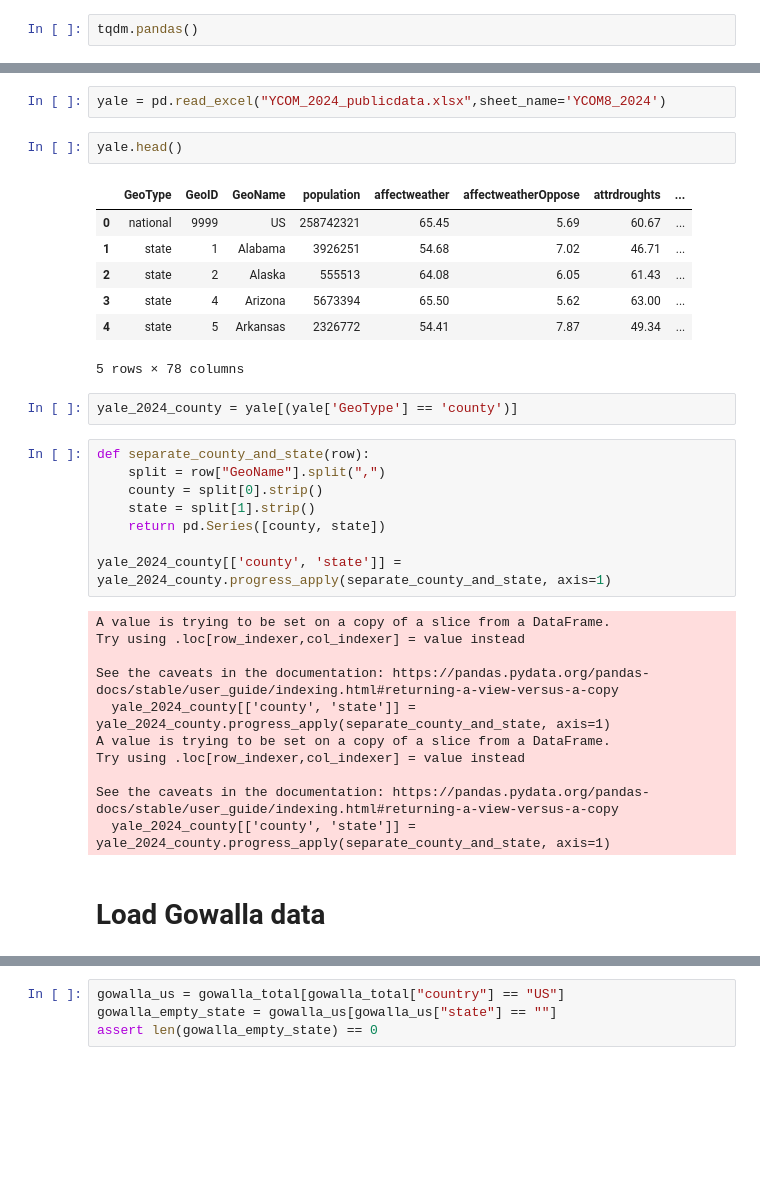
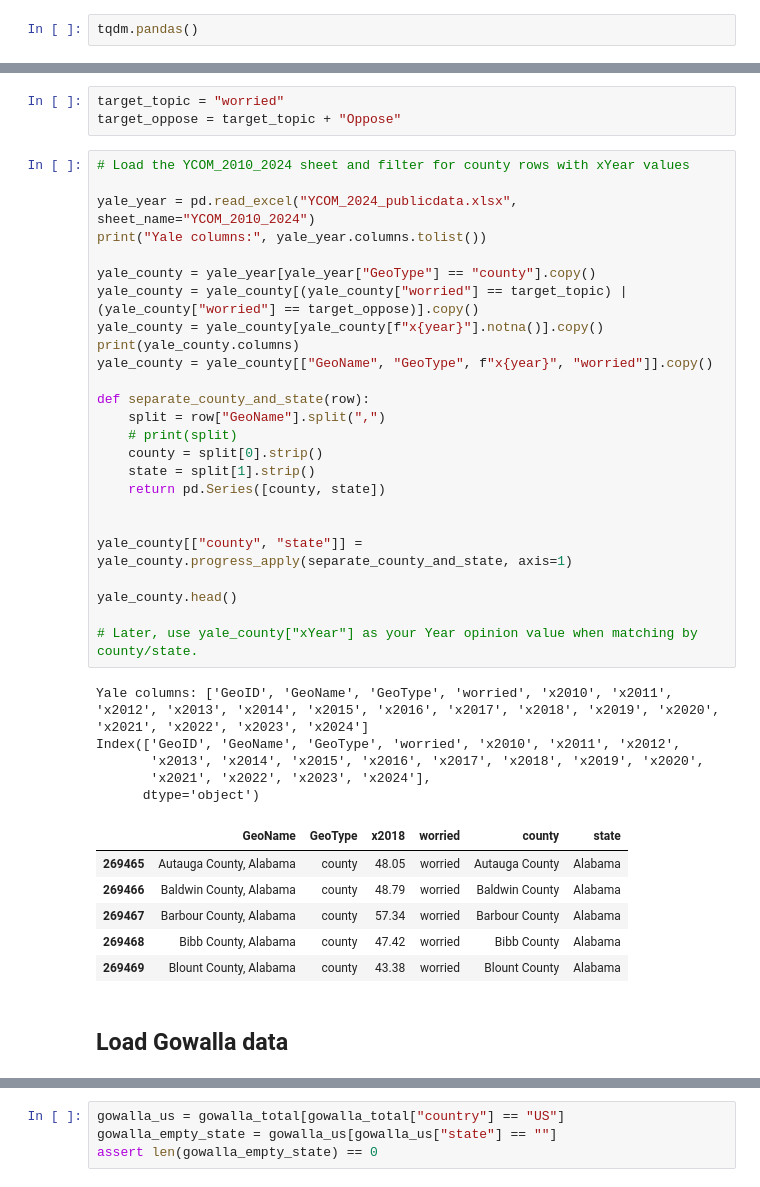
Before and after one commit to EBruda/Climate_Survey_Influence_Maximization, a Jupyter notebook: create_network_graph.ipynb, the cells around one changed output, grey strips where cells are left out. Drawn from its saved outputs; the diff is of its cells as text; blank space fills up the shorter version.

```diff
--- a/create_network_graph.ipynb
+++ b/create_network_graph.ipynb
@@ -12,35 +16,42 @@ tqdm.pandas()
-# %%
-yale = pd.read_excel("YCOM_2024_publicdata.xlsx",sheet_name='YCOM8_2024')
-# %%
-yale.head()
-# %% [output]
-|  | GeoType | GeoID | GeoName | population | affectweather | affectweatherOppose | attrdroughts | ... |
-| 0 | national | 9999 | US | 258742321 | 65.45 | 5.69 | 60.67 | ... |
-| 1 | state | 1 | Alabama | 3926251 | 54.68 | 7.02 | 46.71 | ... |
-| 2 | state | 2 | Alaska | 555513 | 64.08 | 6.05 | 61.43 | ... |
-| 3 | state | 4 | Arizona | 5673394 | 65.50 | 5.62 | 63.00 | ... |
-| 4 | state | 5 | Arkansas | 2326772 | 54.41 | 7.87 | 49.34 | ... |
-5 rows × 78 columns
-# %%
-yale_2024_county = yale[(yale['GeoType'] == 'county')]
-# %%
-def separate_county_and_state(row):
-    split = row["GeoName"].split(",")
-    county = split[0].strip()
-    state = split[1].strip()
-    return pd.Series([county, state])
-
-yale_2024_county[['county', 'state']] = yale_2024_county.progress_apply(separate_county_and_state, axis=1)
-# %% [output]
-A value is trying to be set on a copy of a slice from a DataFrame.
-Try using .loc[row_indexer,col_indexer] = value instead
-
-See the caveats in the documentation: https://pandas.pydata.org/pandas-docs/stable/user_guide/indexing.html#returning-a-view-versus-a-copy
-  yale_2024_county[['county', 'state']] = yale_2024_county.progress_apply(separate_county_and_state, axis=1)
-A value is trying to be set on a copy of a slice from a DataFrame.
-Try using .loc[row_indexer,col_indexer] = value instead
-
-See the caveats in the documentation: https://pandas.pydata.org/pandas-docs/stable/user_guide/indexing.html#returning-a-view-versus-a-copy
-  yale_2024_county[['county', 'state']] = yale_2024_county.progress_apply(separate_county_and_state, axis=1)
+# %%
+target_topic = "worried"
+target_oppose = target_topic + "Oppose"
+# %%
+# Load the YCOM_2010_2024 sheet and filter for county rows with xYear values
+
+yale_year = pd.read_excel("YCOM_2024_publicdata.xlsx", sheet_name="YCOM_2010_2024")
+print("Yale columns:", yale_year.columns.tolist())
+
+yale_county = yale_year[yale_year["GeoType"] == "county"].copy()
+yale_county = yale_county[(yale_county["worried"] == target_topic) | (yale_county["worried"] == target_oppose)].copy()
+yale_county = yale_county[yale_county[f"x{year}"].notna()].copy()
+print(yale_county.columns)
+yale_county = yale_county[["GeoName", "GeoType", f"x{year}", "worried"]].copy()
+
+def separate_county_and_state(row):
+    split = row["GeoName"].split(",")
+    # print(split)
+    county = split[0].strip()
+    state = split[1].strip()
+    return pd.Series([county, state])
+
+
+yale_county[["county", "state"]] = yale_county.progress_apply(separate_county_and_state, axis=1)
+
+yale_county.head()
+
+# Later, use yale_county["xYear"] as your Year opinion value when matching by county/state.
+# %% [output]
+Yale columns: ['GeoID', 'GeoName', 'GeoType', 'worried', 'x2010', 'x2011', 'x2012', 'x2013', 'x2014', 'x2015', 'x2016', 'x2017', 'x2018', 'x2019', 'x2020', 'x2021', 'x2022', 'x2023', 'x2024']
+Index(['GeoID', 'GeoName', 'GeoType', 'worried', 'x2010', 'x2011', 'x2012',
+       'x2013', 'x2014', 'x2015', 'x2016', 'x2017', 'x2018', 'x2019', 'x2020',
+       'x2021', 'x2022', 'x2023', 'x2024'],
+      dtype='object')
+|  | GeoName | GeoType | x2018 | worried | county | state |
+| 269465 | Autauga County, Alabama | county | 48.05 | worried | Autauga County | Alabama |
+| 269466 | Baldwin County, Alabama | county | 48.79 | worried | Baldwin County | Alabama |
+| 269467 | Barbour County, Alabama | county | 57.34 | worried | Barbour County | Alabama |
+| 269468 | Bibb County, Alabama | county | 47.42 | worried | Bibb County | Alabama |
+| 269469 | Blount County, Alabama | county | 43.38 | worried | Blount County | Alabama |
 # %% [markdown]
-# Load Gowalla data
+## Load Gowalla data
```
Also changed, not shown: parts of 20 cells of this notebook, 9 other files.
